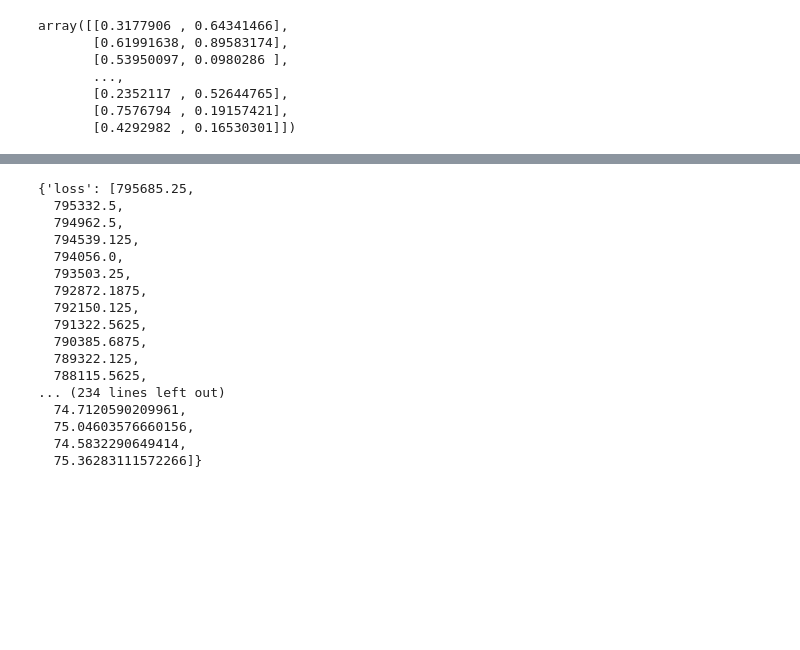
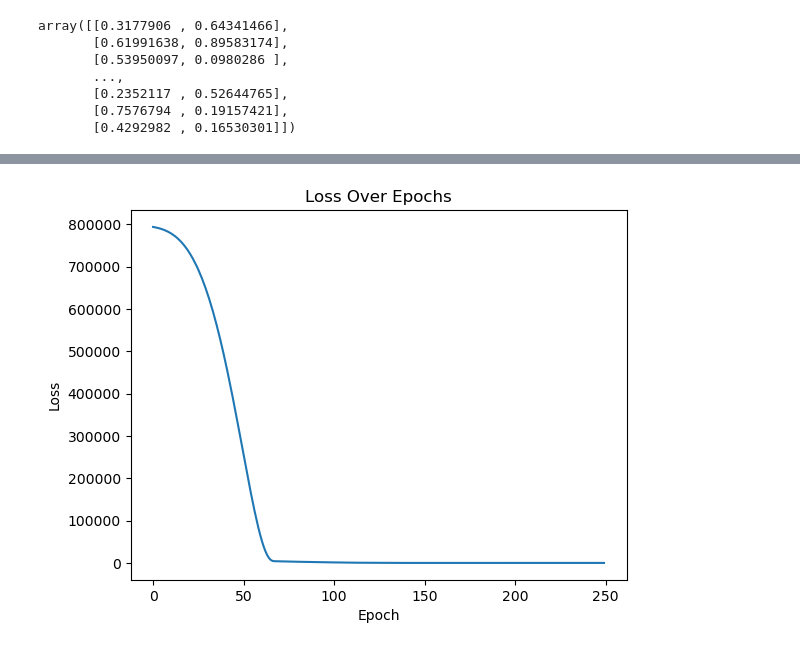
Before and after one commit to erhanbarisolmez/ml--tensorflow_btk, a Jupyter notebook: TensorFlow/tensorflow.ipynb, the cells around one changed output, grey strips where cells are left out. Drawn from its saved outputs; the diff is of its cells as text; code cells hidden in the pictures; blank space fills up the shorter version.

```diff
--- a/TensorFlow/tensorflow.ipynb
+++ b/TensorFlow/tensorflow.ipynb
@@ -97,21 +97,10 @@ Epoch 250/250
 <keras.src.callbacks.History at 0x...>
-# %%
-model.history.history
-# %% [output]
-{'loss': [795685.25,
-  795332.5,
-  794962.5,
-  794539.125,
-  794056.0,
-  793503.25,
-  792872.1875,
-  792150.125,
-  791322.5625,
-  790385.6875,
-  789322.125,
-  788115.5625,
-... (234 lines left out)
-  74.7120590209961,
-  75.04603576660156,
-  74.5832290649414,
-  75.36283111572266]}
+# %%
+loss = model.history.history["loss"]
+plt.plot(range(len(loss)), loss)
+plt.xlabel("Epoch")
+plt.ylabel("Loss")
+plt.title("Loss Over Epochs")
+plt.show()
+# %% [output]
+[figure, added]
```
Also changed, not shown: parts of 13 cells of this notebook.
